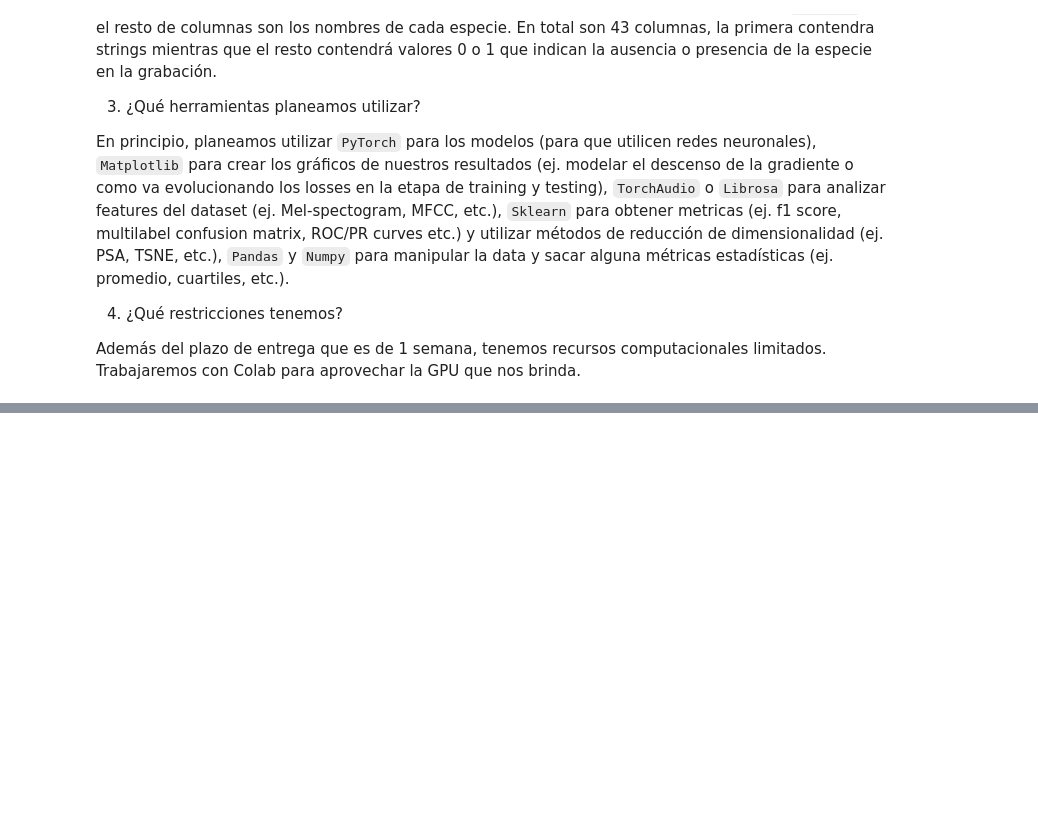
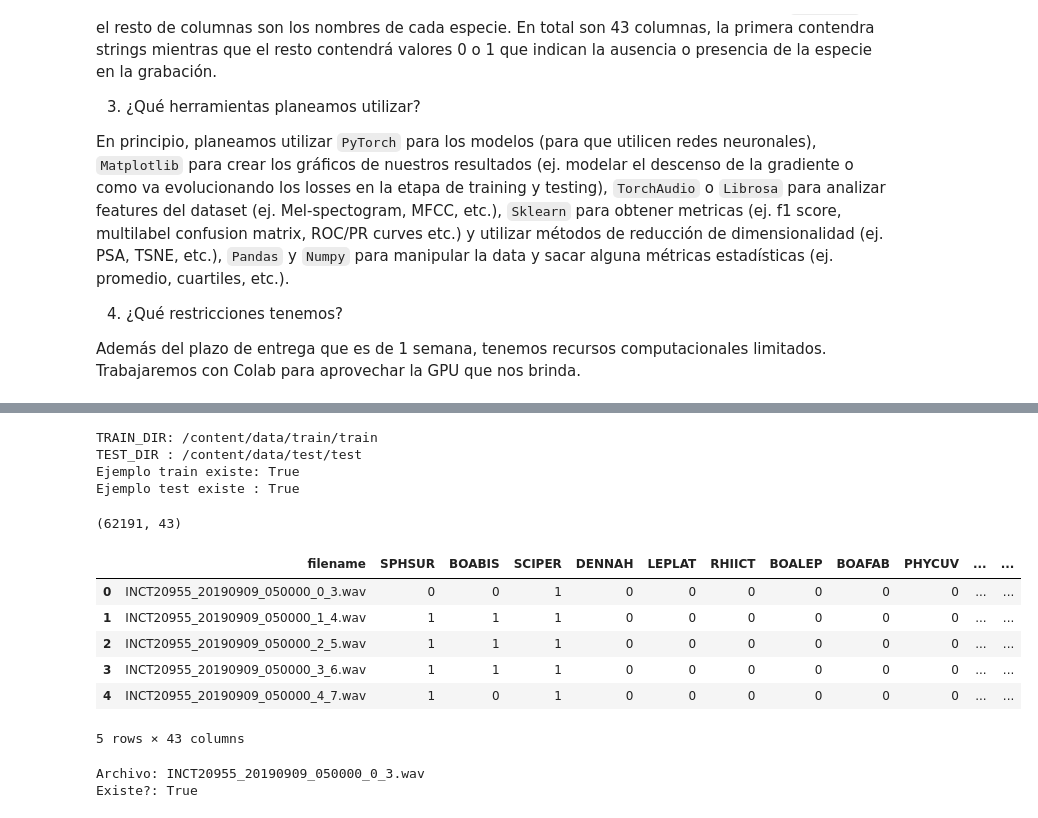
Before and after one commit to LuisIZ/Lab1_AnimalSound_DeepLearning, a Jupyter notebook: notebooks/eda.ipynb, the cells around one changed output, grey strips where cells are left out. Cells and saved outputs as stored; diff of their text form; code cells hidden in the pictures; blank space fills up the shorter version.

```diff
--- a/notebooks/eda.ipynb
+++ b/notebooks/eda.ipynb
@@ -89,0 +115,16 @@ TRAIN_CSV: ../data/train.csv
+# %%
+# Definimos rutas y creamos carpetas para guardar los datos
+DRIVE_DATA = pathlib.Path("/content/drive/.shortcut-targets-by-id/1F5_zs2zy0oECJu6NSwXtSAsIL9HQJ3yf/Animal Sounds")
+TRAIN_7Z = DRIVE_DATA / "train.7z"
+TEST_7Z  = DRIVE_DATA / "test.7z"
+TRAIN_CSV = DRIVE_DATA / "train.csv"
+
+OUT_BASE = pathlib.Path("/content/data")
+TRAIN_OUT = OUT_BASE / "train"
+TEST_OUT  = OUT_BASE / "test"
+
+TRAIN_OUT.mkdir(parents=True, exist_ok=True)
+TEST_OUT.mkdir(parents=True, exist_ok=True)
+
+print(TRAIN_7Z.exists(), TEST_7Z.exists(), TRAIN_CSV.exists())
+print("Extracción a:", OUT_BASE)
@@ -89,0 +181,39 @@ TRAIN_CSV: ../data/train.csv
+# %%
+DATA_DIR = Path("/content/data")
+
+def resolve_nested(split_dir: Path):
+    nested = split_dir / split_dir.name
+    return nested if nested.exists() else split_dir
+
+TRAIN_DIR = resolve_nested(DATA_DIR / "train")
+TEST_DIR  = resolve_nested(DATA_DIR / "test")
+
+print("TRAIN_DIR:", TRAIN_DIR)
+print("TEST_DIR :", TEST_DIR)
+print("Ejemplo train existe:", TRAIN_DIR.exists())
+print("Ejemplo test existe :", TEST_DIR.exists())
+# %% [output]
+TRAIN_DIR: /content/data/train/train
+TEST_DIR : /content/data/test/test
+Ejemplo train existe: True
+Ejemplo test existe : True
+# %%
+df = pd.read_csv(TRAIN_CSV)
+print(df.shape)
+df.head()
+# %% [output]
+(62191, 43)
+|  | filename | SPHSUR | BOABIS | SCIPER | DENNAH | LEPLAT | RHIICT | BOALEP | BOAFAB | PHYCUV | ... | ... |
+| 0 | INCT20955_20190909_050000_0_3.wav | 0 | 0 | 1 | 0 | 0 | 0 | 0 | 0 | 0 | ... | ... |
+| 1 | INCT20955_20190909_050000_1_4.wav | 1 | 1 | 1 | 0 | 0 | 0 | 0 | 0 | 0 | ... | ... |
+| 2 | INCT20955_20190909_050000_2_5.wav | 1 | 1 | 1 | 0 | 0 | 0 | 0 | 0 | 0 | ... | ... |
+| 3 | INCT20955_20190909_050000_3_6.wav | 1 | 1 | 1 | 0 | 0 | 0 | 0 | 0 | 0 | ... | ... |
+| 4 | INCT20955_20190909_050000_4_7.wav | 1 | 0 | 1 | 0 | 0 | 0 | 0 | 0 | 0 | ... | ... |
+5 rows × 43 columns
+# %%
+f0 = df["filename"].iloc[0]
+print("Archivo:", f0)
+print("Existe?:", (TRAIN_DIR / f0).exists())
+# %% [output]
+Archivo: INCT20955_20190909_050000_0_3.wav
+Existe?: True
```
Also changed, not shown: parts of 29 cells of this notebook.
